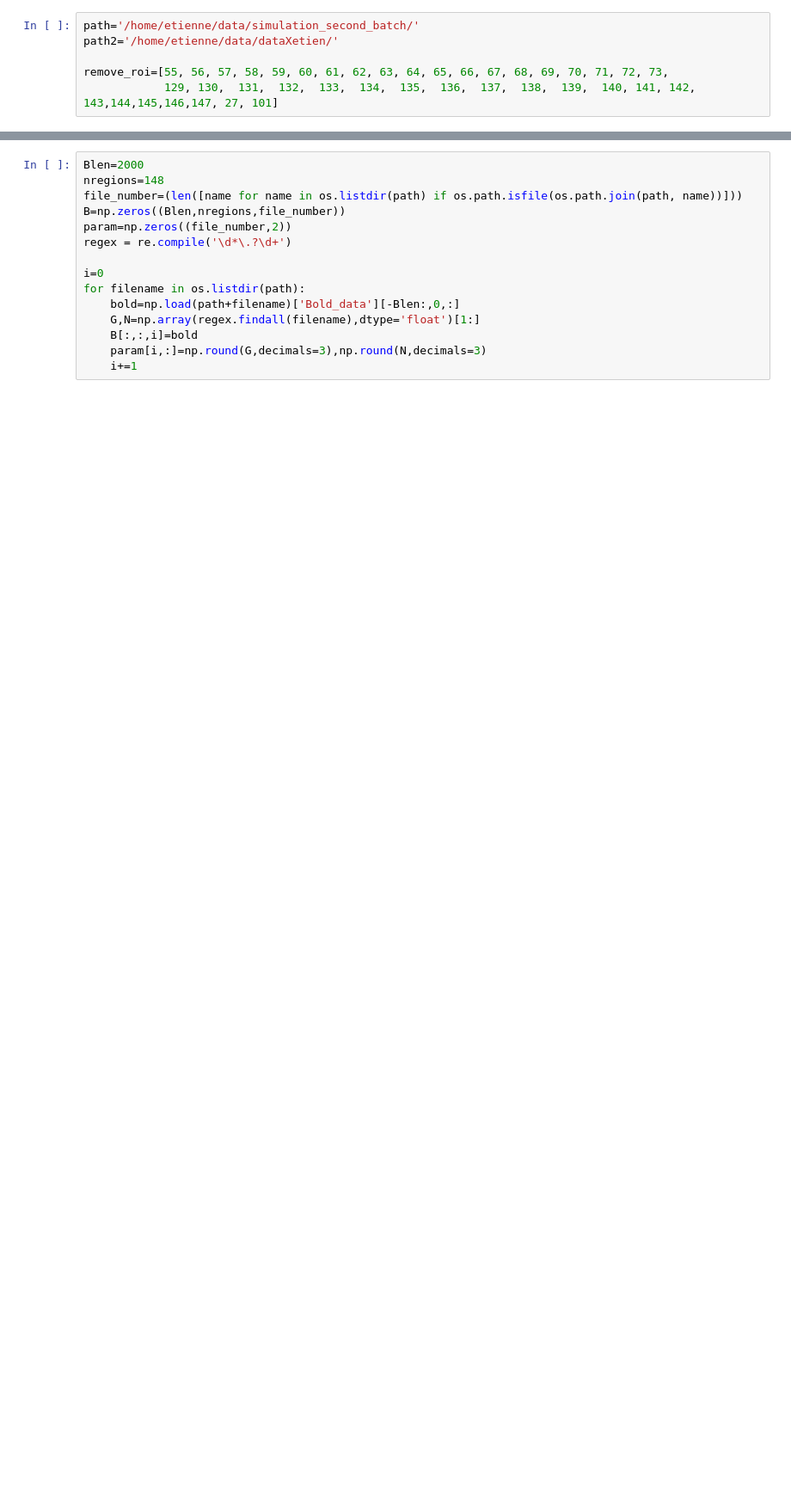
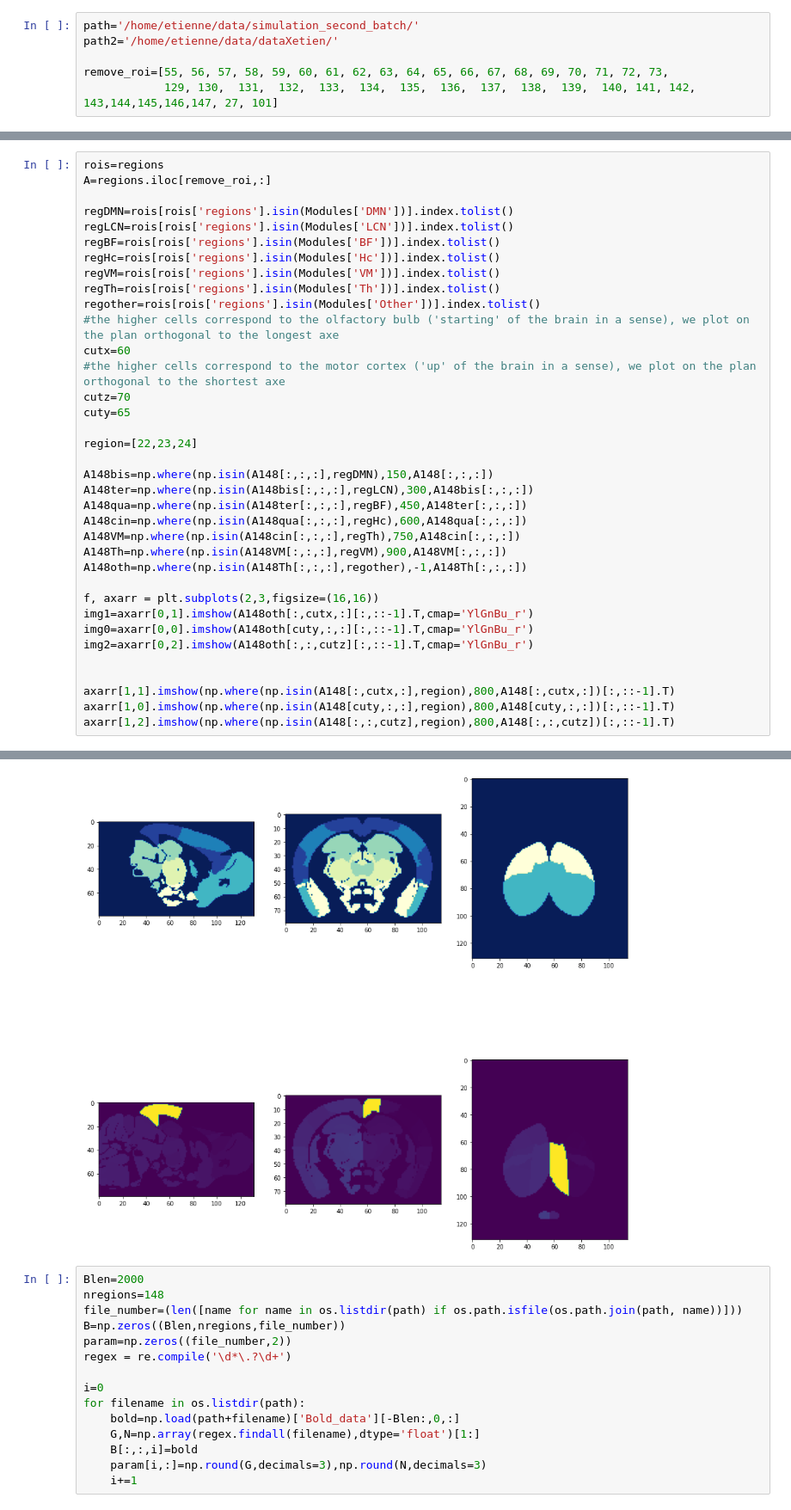
Before and after one commit to etienneguevel/etienne, a Jupyter notebook: notebooks/Study_simulations-Copy1.ipynb, the cells around one changed output, grey strips where cells are left out. Shown at 86% size. Drawn from its saved outputs; the diff is of its cells as text; blank space fills up the shorter version.

```diff
--- a/notebooks/Study_simulations-Copy1.ipynb
+++ b/notebooks/Study_simulations-Copy1.ipynb
@@ -83,0 +337,37 @@ remove_roi=[55, 56, 57, 58, 59, 60, 61, 62, 63, 64, 65, 66, 67, 68, 69, 70, 71,
+# %%
+rois=regions
+A=regions.iloc[remove_roi,:]
+
+regDMN=rois[rois['regions'].isin(Modules['DMN'])].index.tolist()
+regLCN=rois[rois['regions'].isin(Modules['LCN'])].index.tolist()
+regBF=rois[rois['regions'].isin(Modules['BF'])].index.tolist()
+regHc=rois[rois['regions'].isin(Modules['Hc'])].index.tolist()
+regVM=rois[rois['regions'].isin(Modules['VM'])].index.tolist()
+regTh=rois[rois['regions'].isin(Modules['Th'])].index.tolist()
+regother=rois[rois['regions'].isin(Modules['Other'])].index.tolist()
+#the higher cells correspond to the olfactory bulb ('starting' of the brain in a sense), we plot on the plan orthogonal to the longest axe
+cutx=60
+#the higher cells correspond to the motor cortex ('up' of the brain in a sense), we plot on the plan orthogonal to the shortest axe
+cutz=70
+cuty=65
+
+region=[22,23,24]
+
+A148bis=np.where(np.isin(A148[:,:,:],regDMN),150,A148[:,:,:])
+A148ter=np.where(np.isin(A148bis[:,:,:],regLCN),300,A148bis[:,:,:])
+A148qua=np.where(np.isin(A148ter[:,:,:],regBF),450,A148ter[:,:,:])
+A148cin=np.where(np.isin(A148qua[:,:,:],regHc),600,A148qua[:,:,:])
+A148VM=np.where(np.isin(A148cin[:,:,:],regTh),750,A148cin[:,:,:])
+A148Th=np.where(np.isin(A148VM[:,:,:],regVM),900,A148VM[:,:,:])
+A148oth=np.where(np.isin(A148Th[:,:,:],regother),-1,A148Th[:,:,:])
+
+f, axarr = plt.subplots(2,3,figsize=(16,16))
+img1=axarr[0,1].imshow(A148oth[:,cutx,:][:,::-1].T,cmap='YlGnBu_r')
+img0=axarr[0,0].imshow(A148oth[cuty,:,:][:,::-1].T,cmap='YlGnBu_r')
+img2=axarr[0,2].imshow(A148oth[:,:,cutz][:,::-1].T,cmap='YlGnBu_r')
+
+
+axarr[1,1].imshow(np.where(np.isin(A148[:,cutx,:],region),800,A148[:,cutx,:])[:,::-1].T)
+axarr[1,0].imshow(np.where(np.isin(A148[cuty,:,:],region),800,A148[cuty,:,:])[:,::-1].T)
+axarr[1,2].imshow(np.where(np.isin(A148[:,:,cutz],region),800,A148[:,:,cutz])[:,::-1].T)
+# %% [output]
@@ -84,3 +375,4 @@ remove_roi=[55, 56, 57, 58, 59, 60, 61, 62, 63, 64, 65, 66, 67, 68, 69, 70, 71,
+[figure, added]
 # %%
 Blen=2000
 nregions=148
```
Also changed, not shown: parts of 20 cells of this notebook, 12 other files.
